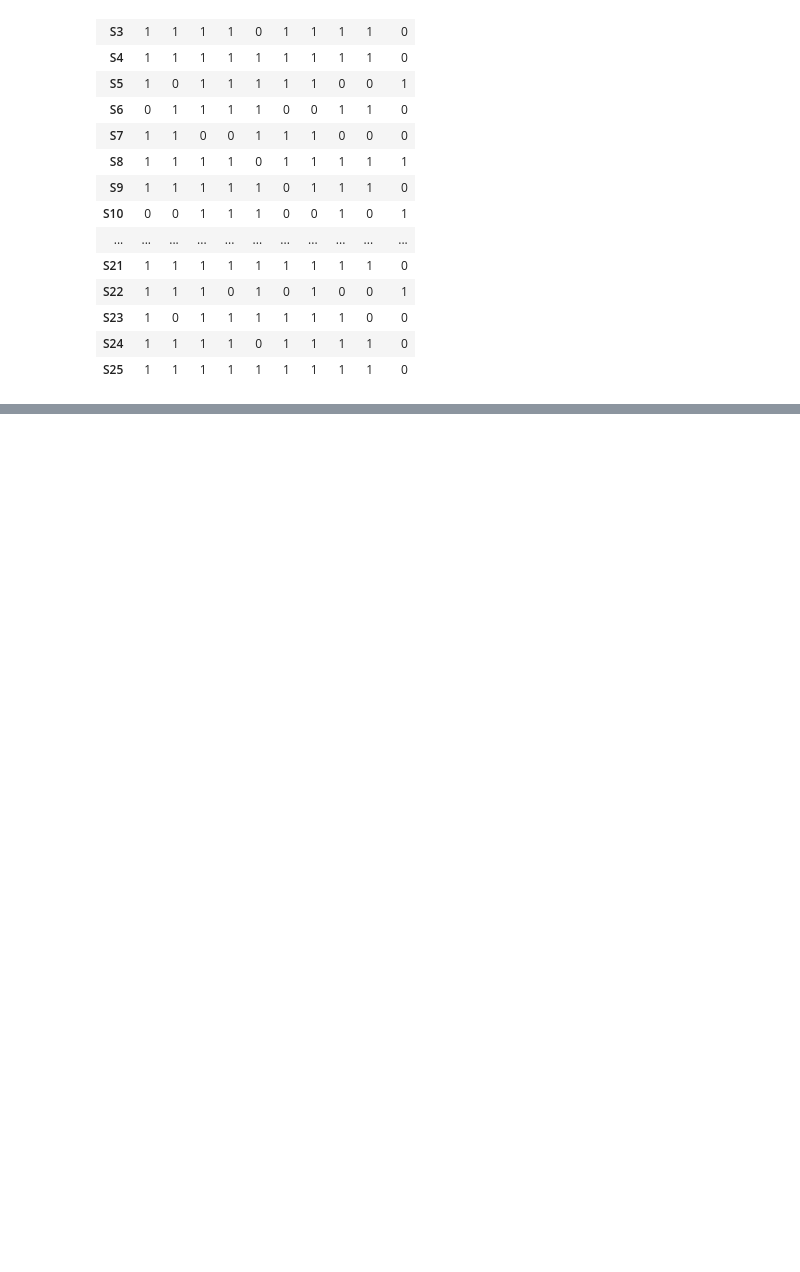
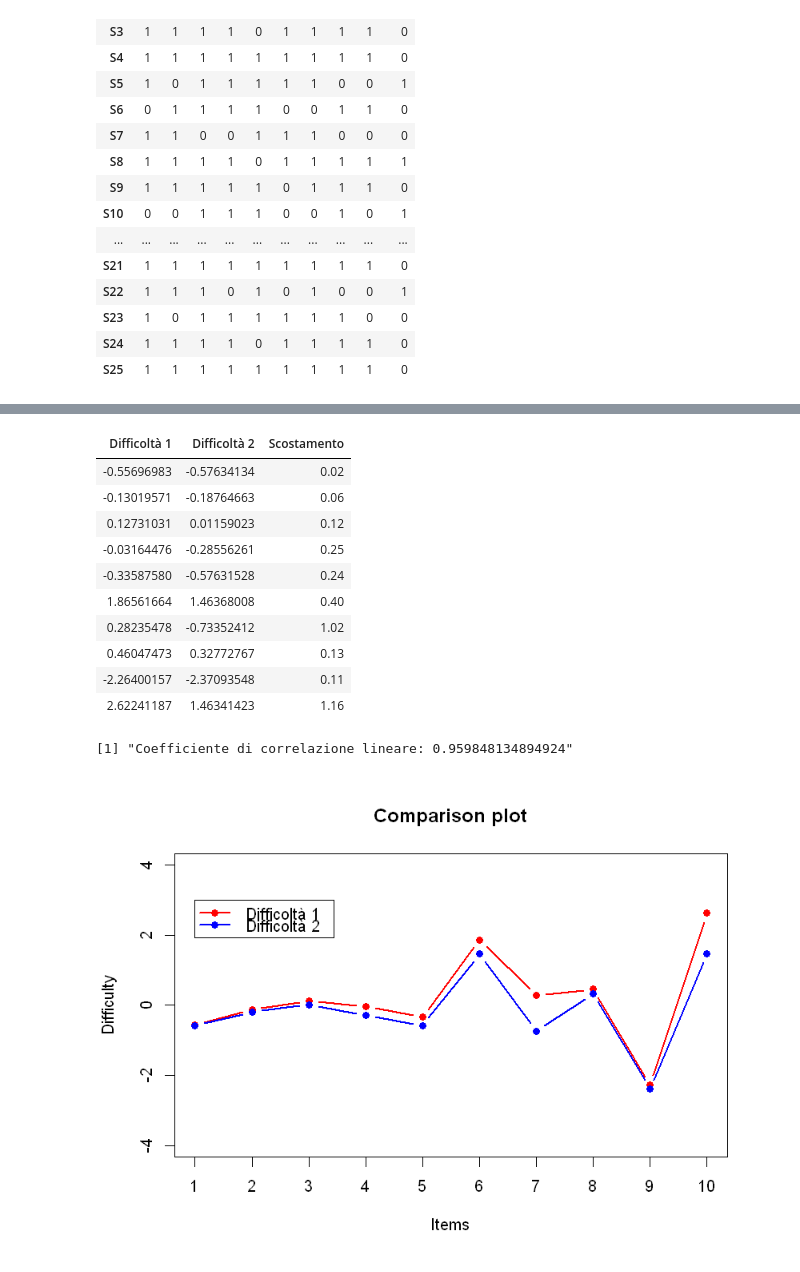
Before and after one commit to MarcoCordoni95/TesiTriennale-ItemResponseTheory, a Jupyter notebook: IRT.ipynb, the cells around one changed output, grey strips where cells are left out. Cells and saved outputs as stored; diff of their text form; code cells hidden in the pictures; blank space fills up the shorter version.

```diff
--- a/IRT.ipynb
+++ b/IRT.ipynb
@@ -366,0 +394,36 @@ Warning message in gpcm(dp):
+# %%
+# Definisco il numero di items, il numero di studenti ed quante estrazioni effettuare rispetto al numero di studenti
+numItems <- 10
+numStudents <- 40
+bootStrapVal <- 15
+
+# Genero randomicamente difficolà e abilità
+diff <- rnorm(numItems)
+abil <- rnorm(numStudents)
+
+# Genero la tabella dicotomica e vi applico il bootstrapping
+genDic <- generateDichot(diff, abil)
+genDicBoot <- bootstrapping(genDic, numStudents * bootStrapVal)
+
+# Stimo le difficoltà con entrambi i metodi
+esDiffO <- estimateDifficultiesDichotOneDiscrim(genDic)
+esDiffF <- estimateDifficultiesDichotFreeDiscrim(genDic)
+# %%
+# Confronto le difficoltà iniziali e quelle stimate fissando il discriminante ad 1
+validationWithDifference(diff, esDiffO)
+validationWithPlot(diff, esDiffO)
+paste("Coefficiente di correlazione lineare:",validationWithCor(diff, esDiffO))
+# %% [output]
+| Difficoltà 1 | Difficoltà 2 | Scostamento |
+| -0.55696983 | -0.57634134 | 0.02 |
+| -0.13019571 | -0.18764663 | 0.06 |
+| 0.12731031 | 0.01159023 | 0.12 |
+| -0.03164476 | -0.28556261 | 0.25 |
+| -0.33587580 | -0.57631528 | 0.24 |
+| 1.86561664 | 1.46368008 | 0.40 |
+| 0.28235478 | -0.73352412 | 1.02 |
+| 0.46047473 | 0.32772767 | 0.13 |
+| -2.26400157 | -2.37093548 | 0.11 |
+| 2.62241187 | 1.46341423 | 1.16 |
+[1] "Coefficiente di correlazione lineare: 0.959848134894924"
+[figure, added]
```
Also changed, not shown: parts of 19 cells of this notebook.
